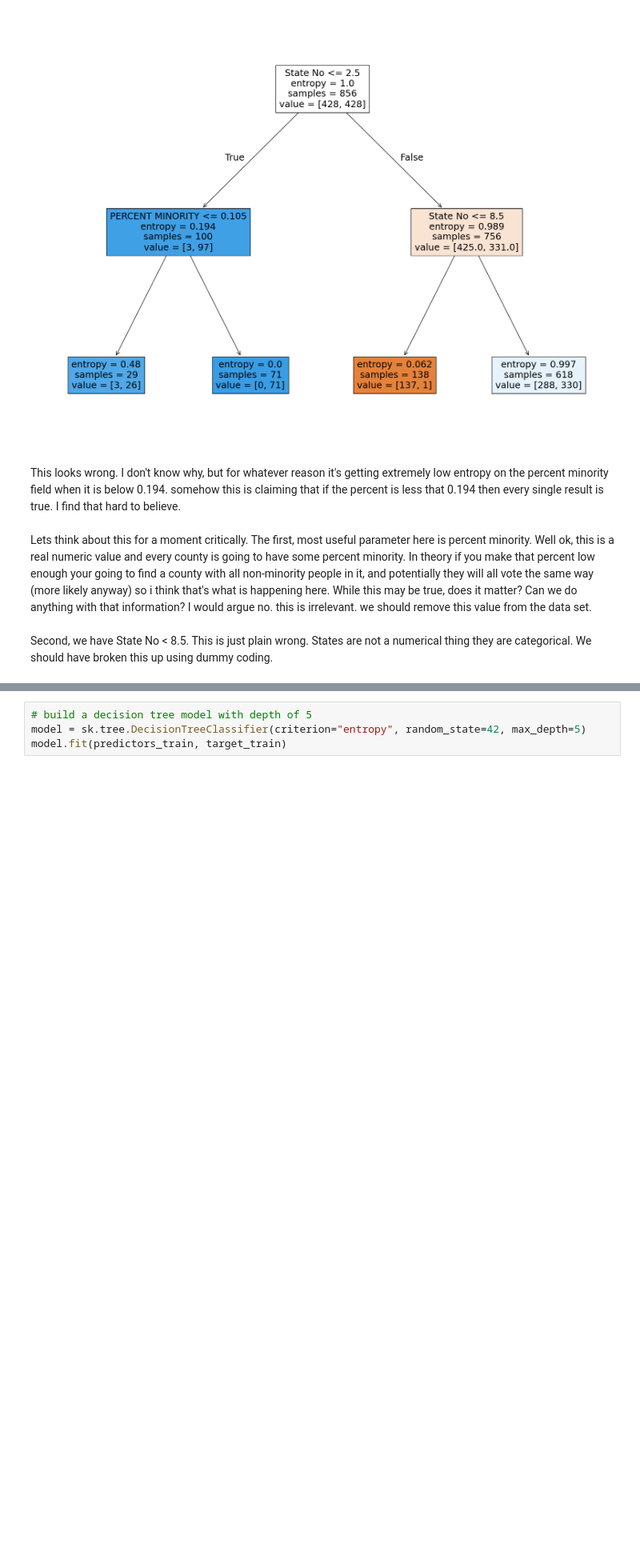
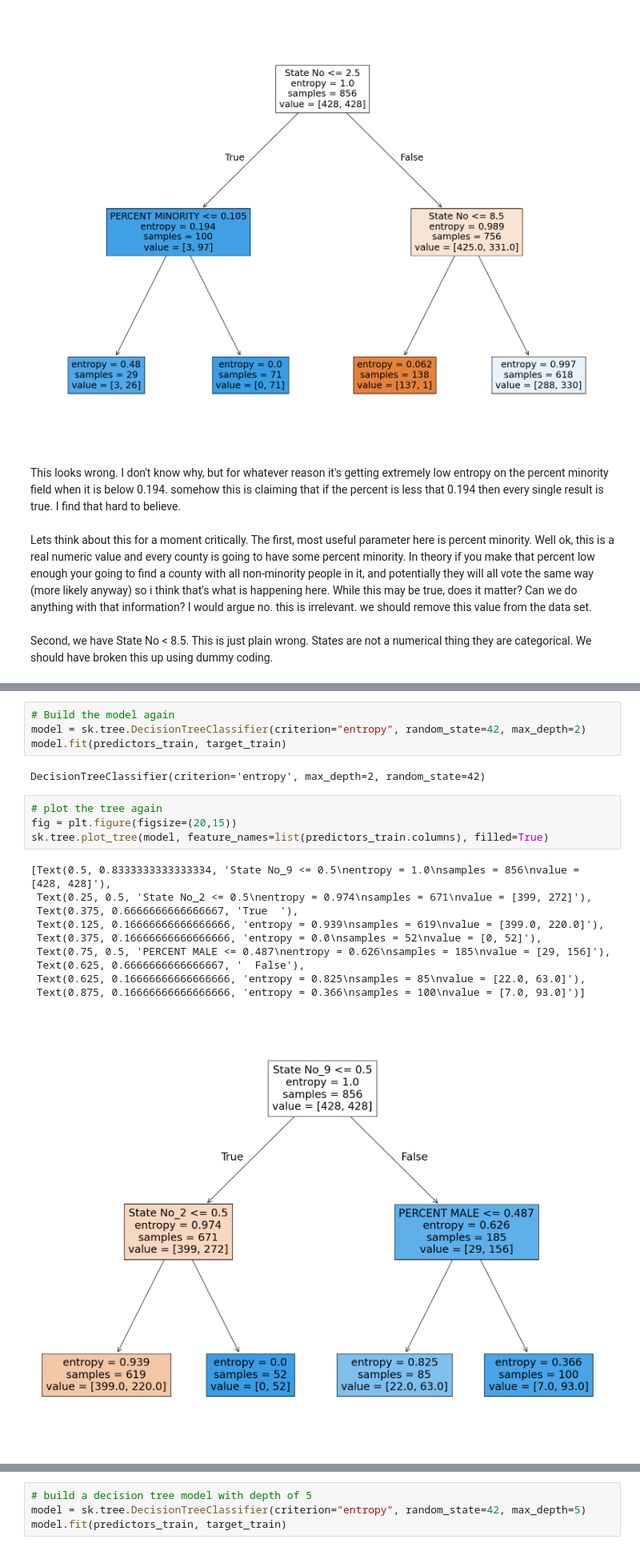
Before and after one commit to dallascaley/Business-Intelligence, a Jupyter notebook: Colab Notebooks/IS470_Assignment02.ipynb, the cells around one changed output, grey strips where cells are left out. Shown at 80% size. Drawn from its saved outputs; the diff is of its cells as text; blank space fills up the shorter version.

```diff
--- a/Colab Notebooks/IS470_Assignment02.ipynb
+++ b/Colab Notebooks/IS470_Assignment02.ipynb
@@ -479,0 +499,21 @@ predictors_clean_1 = eval_set.drop(['PERCENT MINORITY'], axis=1)
+# %%
+# Build the model again
+model = sk.tree.DecisionTreeClassifier(criterion="entropy", random_state=42, max_depth=2)
+model.fit(predictors_train, target_train)
+# %% [output]
+DecisionTreeClassifier(criterion='entropy', max_depth=2, random_state=42)
+# %%
+# plot the tree again
+fig = plt.figure(figsize=(20,15))
+sk.tree.plot_tree(model, feature_names=list(predictors_train.columns), filled=True)
+# %% [output]
+[Text(0.5, 0.8333333333333334, 'State No_9 <= 0.5\nentropy = 1.0\nsamples = 856\nvalue = [428, 428]'),
+ Text(0.25, 0.5, 'State No_2 <= 0.5\nentropy = 0.974\nsamples = 671\nvalue = [399, 272]'),
+ Text(0.375, 0.6666666666666667, 'True  '),
+ Text(0.125, 0.16666666666666666, 'entropy = 0.939\nsamples = 619\nvalue = [399.0, 220.0]'),
+ Text(0.375, 0.16666666666666666, 'entropy = 0.0\nsamples = 52\nvalue = [0, 52]'),
+ Text(0.75, 0.5, 'PERCENT MALE <= 0.487\nentropy = 0.626\nsamples = 185\nvalue = [29, 156]'),
+ Text(0.625, 0.6666666666666667, '  False'),
+ Text(0.625, 0.16666666666666666, 'entropy = 0.825\nsamples = 85\nvalue = [22.0, 63.0]'),
+ Text(0.875, 0.16666666666666666, 'entropy = 0.366\nsamples = 100\nvalue = [7.0, 93.0]')]
+[figure, added]
```
Also changed, not shown: parts of 29 cells of this notebook, 1 other file.
